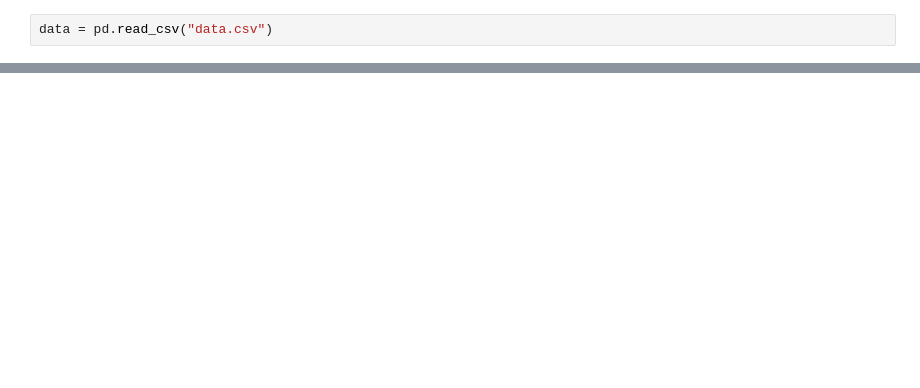
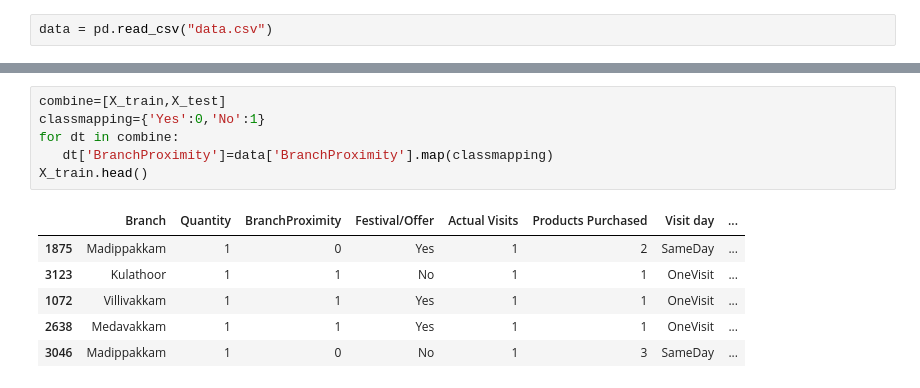
Before and after one commit to sylvester-francis/machine-learning-J-component, a Jupyter notebook: ML-J Component.ipynb, the cells around one changed output, grey strips where cells are left out. Saved outputs shown, nothing was run; the diff lists cells and outputs as text; blank space fills up the shorter version.

```diff
--- a/ML-J Component.ipynb
+++ b/ML-J Component.ipynb
@@ -57,0 +116,13 @@ data['CardName'].count()
+# %%
+combine=[X_train,X_test]
+classmapping={'Yes':0,'No':1}
+for dt in combine:
+   dt['BranchProximity']=data['BranchProximity'].map(classmapping)
+X_train.head()
+# %% [output]
+|  | Branch | Quantity | BranchProximity | Festival/Offer | Actual Visits | Products Purchased | Visit day | ... |
+| 1875 | Madippakkam | 1 | 0 | Yes | 1 | 2 | SameDay | ... |
+| 3123 | Kulathoor | 1 | 1 | No | 1 | 1 | OneVisit | ... |
+| 1072 | Villivakkam | 1 | 1 | Yes | 1 | 1 | OneVisit | ... |
+| 2638 | Medavakkam | 1 | 1 | Yes | 1 | 1 | OneVisit | ... |
+| 3046 | Madippakkam | 1 | 0 | No | 1 | 3 | SameDay | ... |
```
Also changed, not shown: parts of 36 cells of this notebook, 5 other files.
